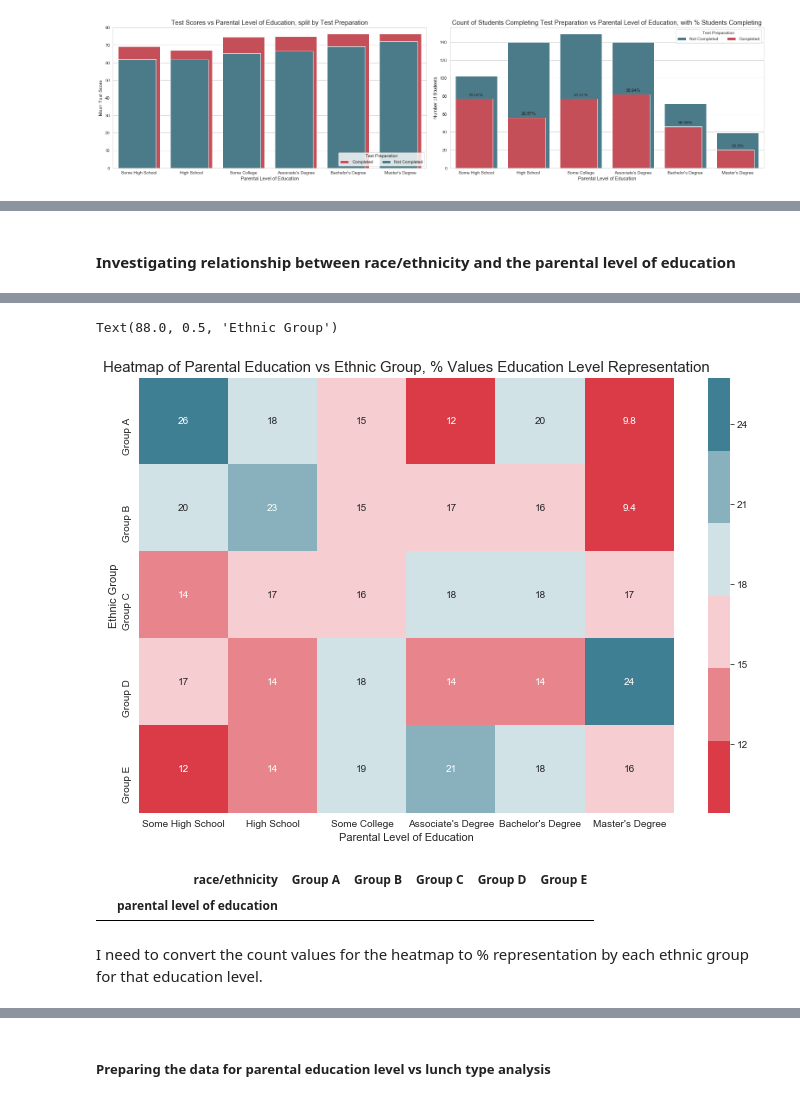
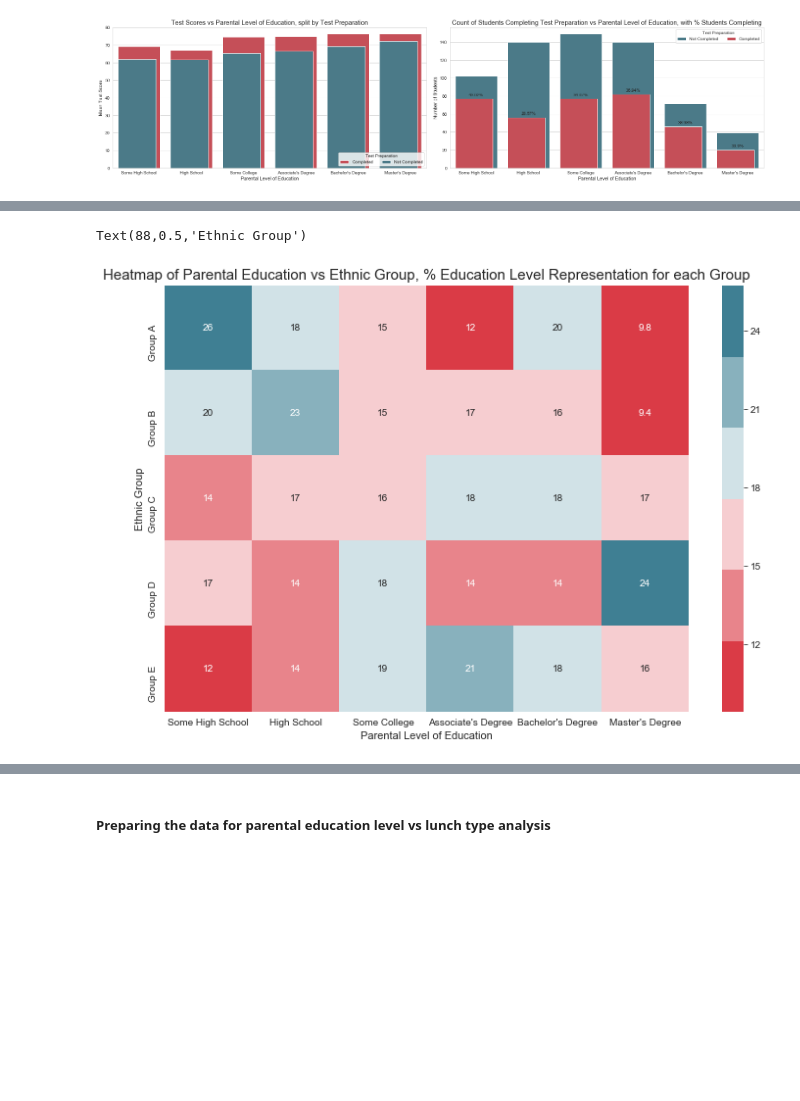
Before and after one commit to jackdog994/my-work, a Jupyter notebook: Python for Data Science and Machine Learning/Self-sourced Exercises/Self-Made/Student Performance in Exams.ipynb, the cells around one changed output, grey strips where cells are left out. Drawn from its saved outputs; the diff is of its cells as text; code cells hidden in the pictures; blank space fills up the shorter version.

Commit message:
Data Visualistion Exercise Analysing Student Performance
Dataset sourced from Kaggle, link in notebook

```diff
--- a/Python for Data Science and Machine Learning/Self-sourced Exercises/Self-Made/Student Performance in Exams.ipynb
+++ b/Python for Data Science and Machine Learning/Self-sourced Exercises/Self-Made/Student Performance in Exams.ipynb
@@ -363,5 +367,3 @@ for p in rhp2.patches[6:]:
-# %% [markdown]
-#### Investigating relationship between race/ethnicity and the parental level of education
 # %%
 #Creating our dataframe to count the level of parental education for each different ethnic group
 eth_edu = perf[['race/ethnicity','parental level of education','mean score']].groupby(['race/ethnicity','parental level of education'],as_index=True).count()
@@ -398,19 +400,12 @@ eth_edu.head(2)
 # %%
 fig, axes = plt.subplots(figsize=(12, 8))
 #Creating heatmap
 sns.heatmap(eth_edu,annot=True,ax=axes,cmap=(sns.diverging_palette(10, 220, n=6,center='light')))
 
 #Adding graph details
-axes.set_title('Heatmap of Parental Education vs Ethnic Group, % Values Education Level Representation',fontsize=15)
+axes.set_title('Heatmap of Parental Education vs Ethnic Group, % Education Level Representation for each Group',fontsize=15)
 axes.set_xlabel('Parental Level of Education',fontsize=11)
 axes.set_ylabel('Ethnic Group',fontsize=11)
 # %% [output]
-Text(88.0, 0.5, 'Ethnic Group')
+Text(88,0.5,'Ethnic Group')
-[figure, old version]
+[figure, new version]
-# %%
-eth_edu.drop('mean score')
-# %% [output]
-|  | race/ethnicity | Group A | Group B | Group C | Group D | Group E |
-|  | parental level of education |  |  |  |  |  |
-# %% [markdown]
-I need to convert the count values for the heatmap to % representation by each ethnic group for that education level.
```
Also changed, not shown: parts of 24 cells of this notebook.
